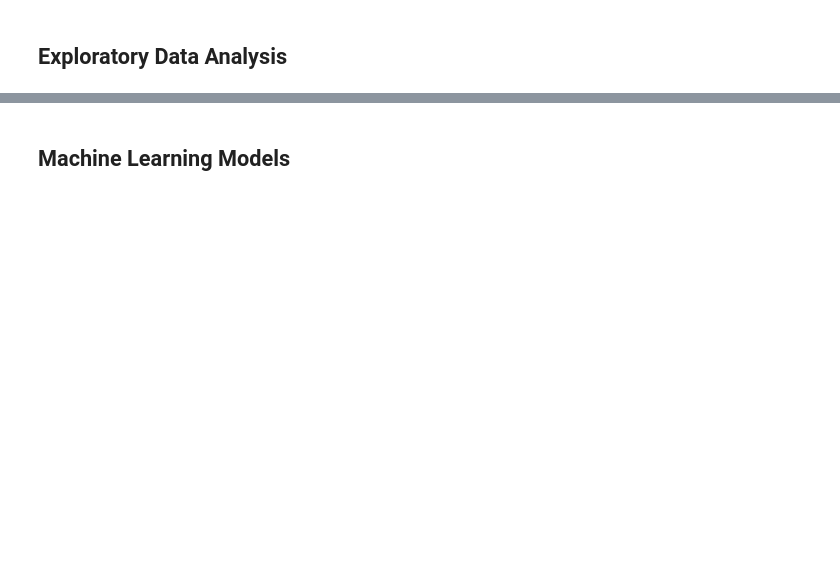
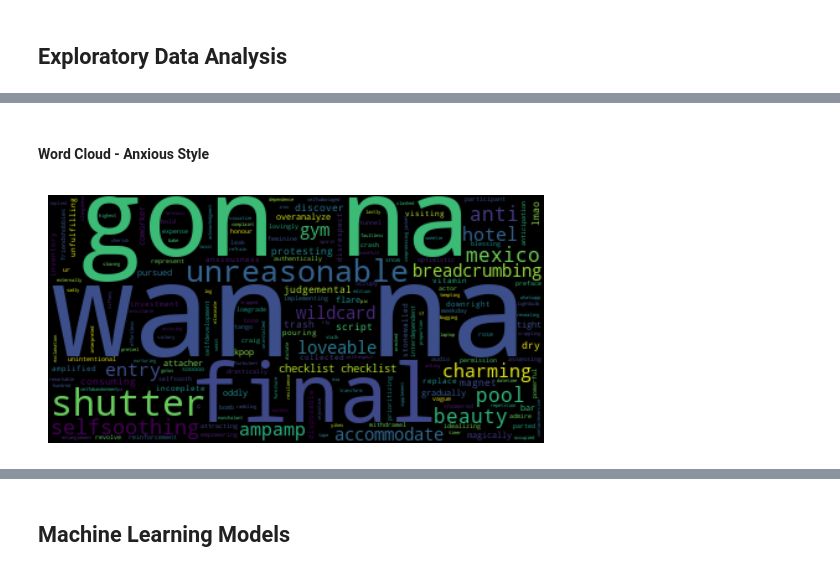
Before and after one commit to MrKiasu/DSI_39-Project_3, a Jupyter notebook: code/02 clean_eda_modelling.ipynb, the cells around one changed output, grey strips where cells are left out. Drawn from its saved outputs; the diff is of its cells as text; code cells hidden in the pictures; blank space fills up the shorter version.

```diff
--- a/code/02 clean_eda_modelling.ipynb
+++ b/code/02 clean_eda_modelling.ipynb
@@ -296,3 +318,3 @@ df.shape
 # %%
 # Create a new column called post_length that contains the length of each post
-df['post_length'] = df['Post Text'].map(len)
+df['post_length'] = df['text_final'].map(len)
@@ -302,3 +320,0 @@ sns.displot(df['post_length'], kde=True)
-# %%
-# Create a new column called post_word_count that contains the number of words in each post
-df['post_word_count'] = df['Post Text'].map(lambda x: len(x.split()))
@@ -336,0 +327,3 @@ highest_scores
+# %%
+# Create a new column called post_word_count that contains the number of words in each post
+df['post_word_count'] = df['text_final'].map(lambda x: len(x.split()))
@@ -336,0 +395,20 @@ highest_scores
+# %%
+from nltk.tokenize import word_tokenize
+
+class_0_text = df[df["class"] == 0]["text_lemmatise"].tolist()
+class_1_text = df[df["class"] == 1]["text_lemmatise"].tolist()
+# Tokenize the post text for class 1
+tokens_class_1 = []
+for text in class_1_text:
+    tokens_class_1.extend(word_tokenize(text))
+# Tokenize the post text for class 0
+tokens_class_0 = []
+for text in class_0_text:
+    tokens_class_0.extend(word_tokenize(text))
+
+unique_tokens_class_1 = set(tokens_class_1)
+unique_tokens_class_0 = set(tokens_class_0)
+
+print(f"Unique words in class 0: {len(unique_tokens_class_0)-len(duplicate_words_df)}")
+print(f"Unique words in class 1: {len(unique_tokens_class_1)-len(duplicate_words_df)}")
+print(f"Duplicate words in both classes: {len(duplicate_words_df)}")
@@ -336,0 +429,20 @@ highest_scores
+# %% [markdown]
+#### Word Cloud - Anxious Style
+# %%
+from wordcloud import WordCloud, STOPWORDS, ImageColorGenerator
+
+duplicate_word_list = list(duplicate_words_df["Duplicate Words"])
+class_1_words = [word for word in tokens_class_1 if word not in duplicate_word_list]
+
+# For Anxious Attachment class 1
+text = " ".join(class_1_words)
+
+# Create and generate a word cloud image:
+wordcloud = WordCloud().generate(text)
+
+# Display the generated image:
+plt.imshow(wordcloud, interpolation='bilinear')
+plt.axis("off")
+plt.show()
+# %% [output]
+[figure, added]
```
Also changed, not shown: parts of 64 cells of this notebook.
